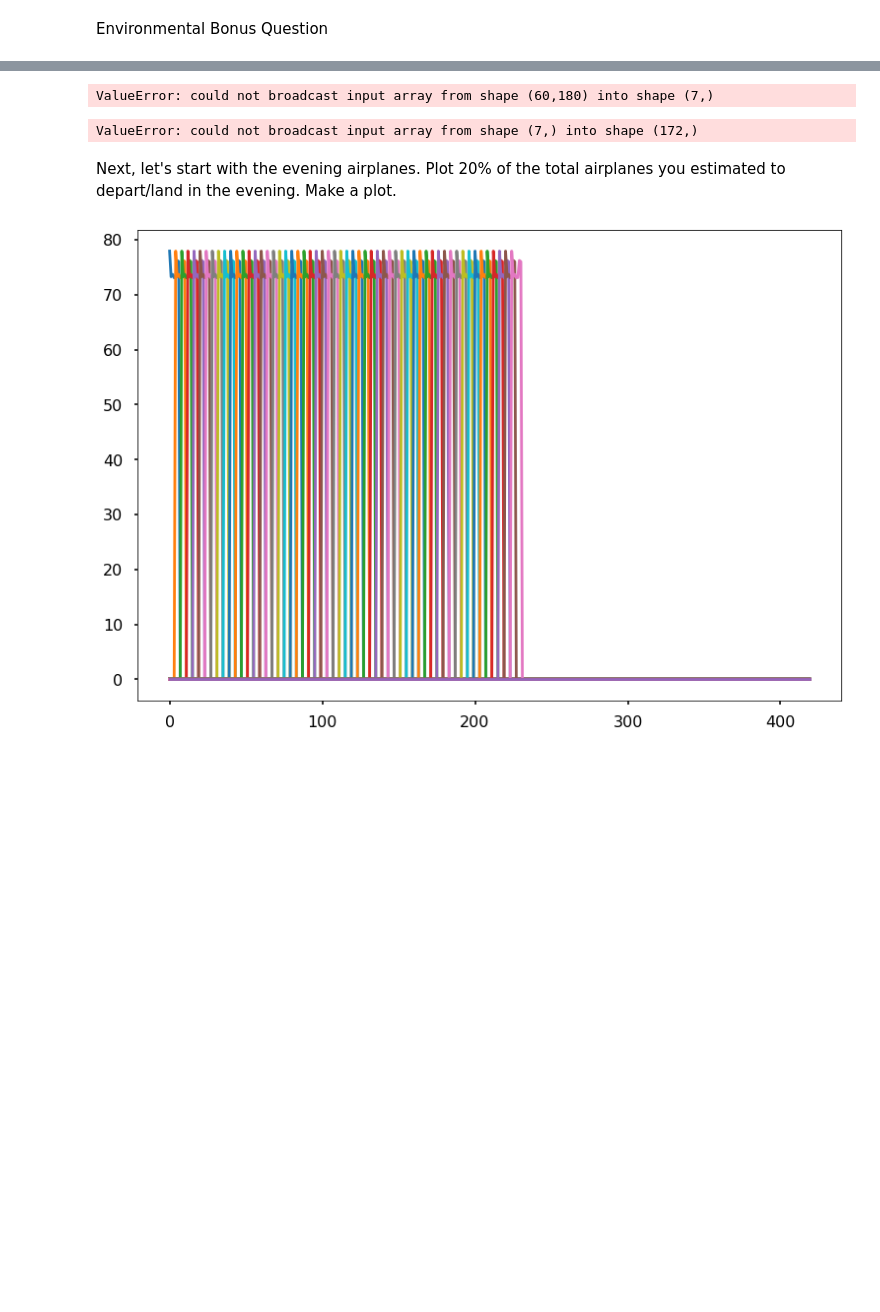
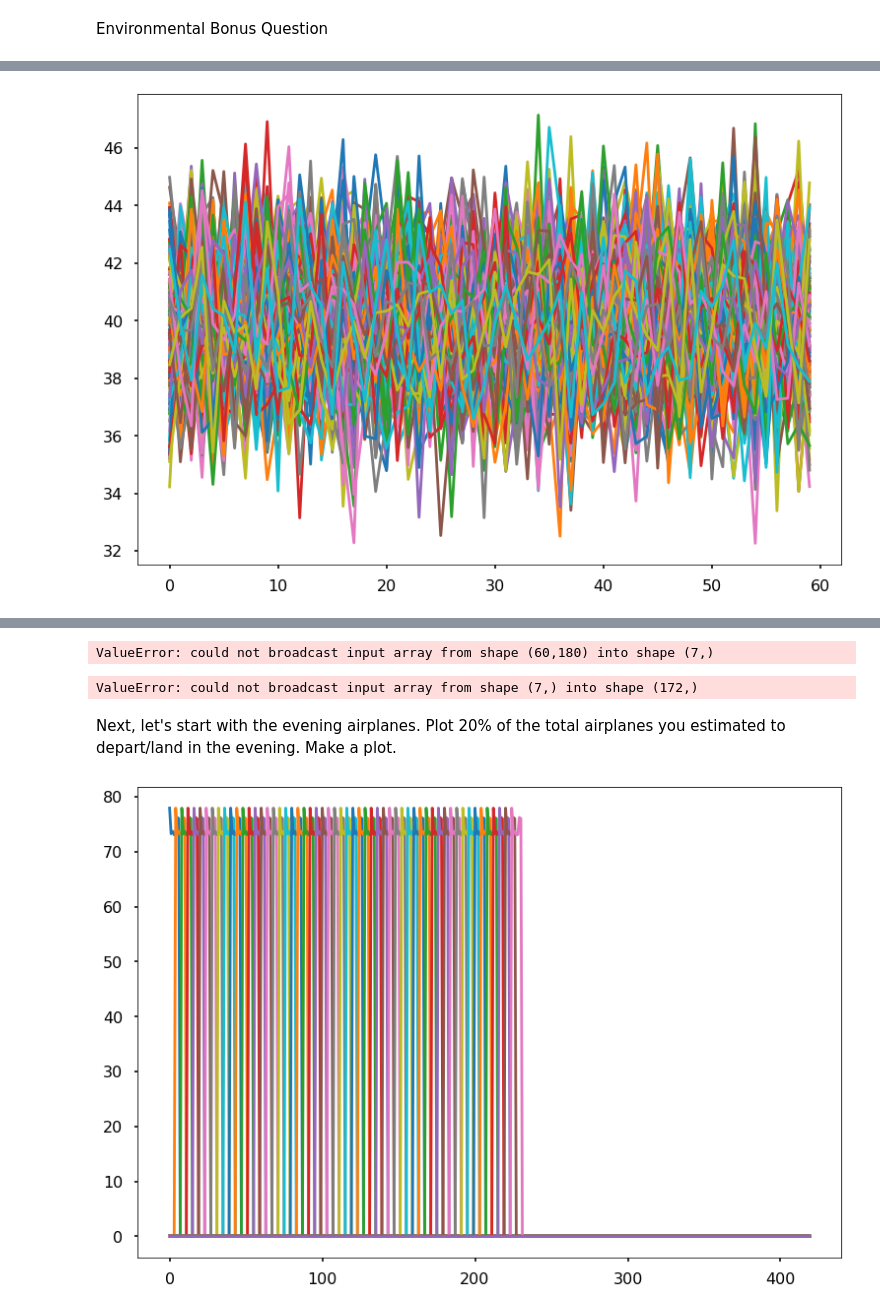
Before and after one commit to mohammedfmehboob/PythonTutorials, a Jupyter notebook: tutorial010Exercise-Copy2.ipynb, the cells around one changed output, grey strips where cells are left out. Cells and saved outputs as stored; diff of their text form; code cells hidden in the pictures; blank space fills up the shorter version.

```diff
--- a/tutorial010Exercise-Copy2.ipynb
+++ b/tutorial010Exercise-Copy2.ipynb
@@ -578,3 +585,10 @@ print(env_noise)
+# %%
+noise_amplitude = 2
+env_amp = noise_amplitude * np.random.randn(*env_total.shape)
+total_env_noys = env_total + env_amp
+plt.plot(total_env_noys);
+# %% [output]
+[figure, added]
 # %%
 # Plane 1
 plane_index = 0
```
Also changed, not shown: parts of 15 cells of this notebook.
